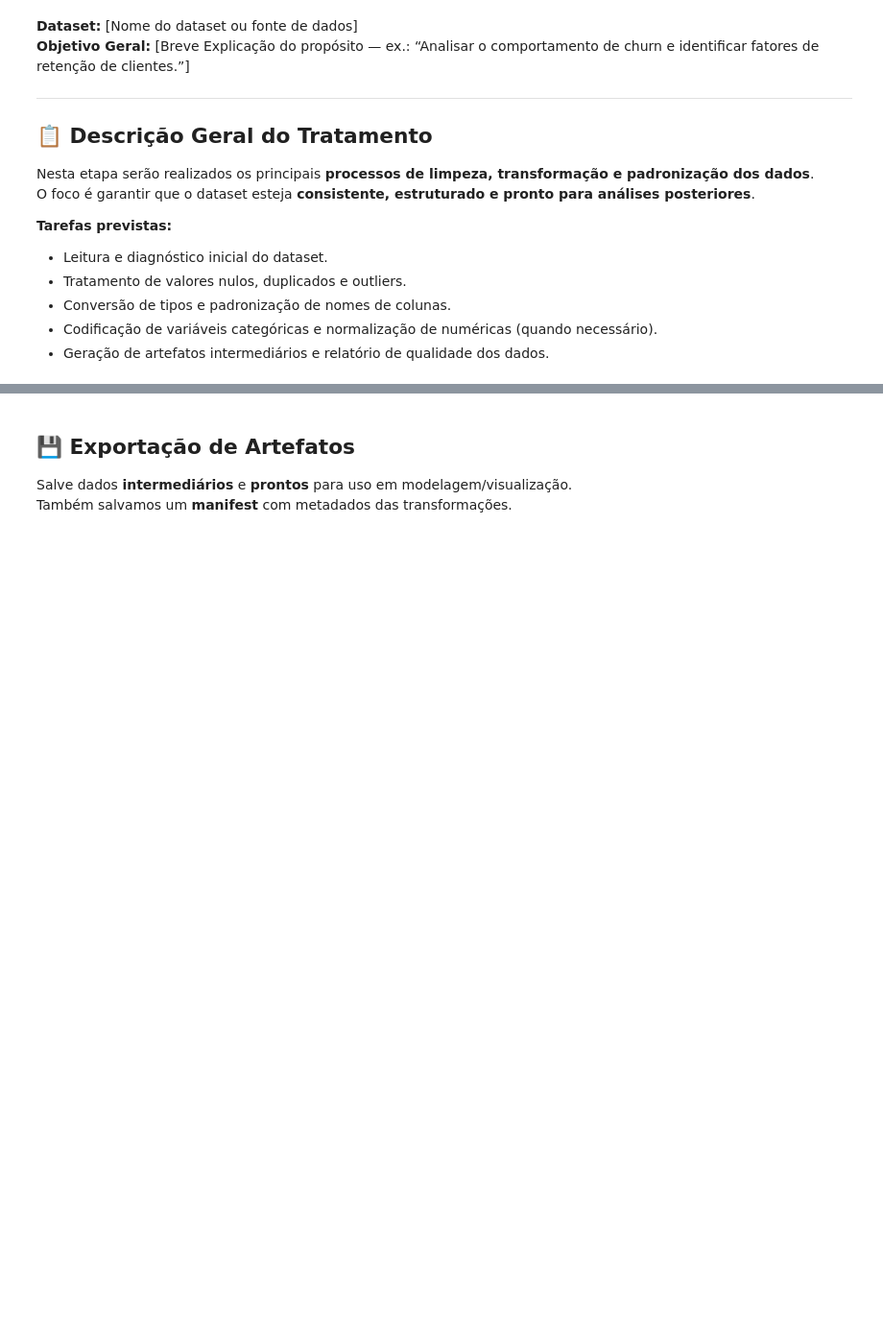
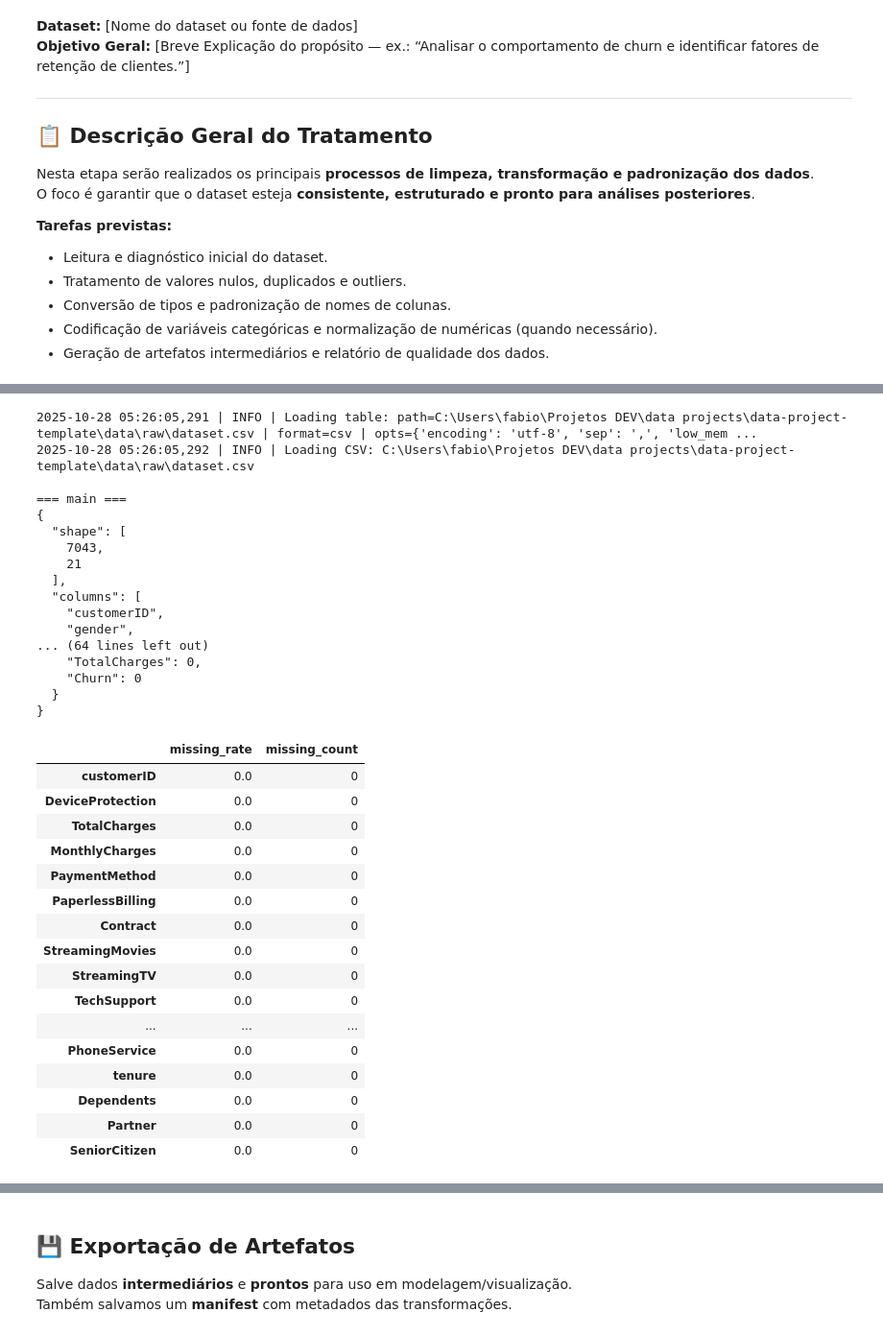
Before and after one commit to FabioAguiar/data-project-template, a Jupyter notebook: notebooks/01_data_preparation_template.ipynb, the cells around one changed output, grey strips where cells are left out. Shown at 96% size. Drawn from its saved outputs; the diff is of its cells as text; code cells hidden in the pictures; blank space fills up the shorter version.

```diff
--- a/notebooks/01_data_preparation_template.ipynb
+++ b/notebooks/01_data_preparation_template.ipynb
@@ -282,12 +299,67 @@ Carregamento dos dados para criar uma visão geral e um relatório de faltantes.
 # %%
-# Exemplo: ajuste encoding/sep para seu dataset
-read_opts = dict(encoding='utf-8', sep=',', low_memory=False)
+# 1) Carregar todas as fontes
+tables = {}
+for name, cfg in SOURCES.items():
+    path = cfg["path"]
+    fmt = cfg.get("format")              # se None, detecta pelo sufixo
+    read_opts = cfg.get("read_opts", {}) # ex.: sep/encoding/low_memory para CSV
+    df_src = load_table_simple(path, fmt, read_opts)  # utils.utils_data
+    tables[name] = df_src
 
-df = load_csv(INPUT_FILE, **read_opts)
+    # visão rápida por fonte
+    print(f"\n=== {name} ===")
+    ov = basic_overview(df_src)
+    print(json.dumps(ov, indent=2, ensure_ascii=False))
+    display(missing_report(df_src).head(20))
+
+# 2) Definir df base e aplicar merges (se configurado)
+if MAIN_SOURCE not in tables:
+    raise KeyError(f"MAIN_SOURCE '{MAIN_SOURCE}' não encontrado. Fontes disponíveis: {list(tables.keys())}")
+
+df = tables[MAIN_SOURCE]
+if MERGE_STEPS:
+    df = merge_chain(df, tables, MERGE_STEPS)  # utils.utils_data
+    print("\n=== Visão geral (df merged) ===")
+else:
+    print(f"\n[INFO] Usando df base: '{MAIN_SOURCE}' (sem merges).")
+
+# 3) Overview final do df que segue no pipeline
 overview = basic_overview(df)
 logger.info(json.dumps(overview, indent=2, ensure_ascii=False))
-print('Visão geral (resumo):')
 print(json.dumps(overview, indent=2, ensure_ascii=False))
-
-missing_df = missing_report(df)
-display(missing_df.head(20))
+display(missing_report(df).head(20))
+# %% [output]
+2025-10-28 05:26:05,291 | INFO | Loading table: path=C:\Users\fabio\Projetos DEV\data projects\data-project-template\data\raw\dataset.csv | format=csv | opts={'encoding': 'utf-8', 'sep': ',', 'low_mem ...
+2025-10-28 05:26:05,292 | INFO | Loading CSV: C:\Users\fabio\Projetos DEV\data projects\data-project-template\data\raw\dataset.csv
+
+=== main ===
+{
+  "shape": [
+    7043,
+    21
+  ],
+  "columns": [
+    "customerID",
+    "gender",
+... (64 lines left out)
+    "TotalCharges": 0,
+    "Churn": 0
+  }
+}
+|  | missing_rate | missing_count |
+| customerID | 0.0 | 0 |
+| DeviceProtection | 0.0 | 0 |
+| TotalCharges | 0.0 | 0 |
+| MonthlyCharges | 0.0 | 0 |
+| PaymentMethod | 0.0 | 0 |
+| PaperlessBilling | 0.0 | 0 |
+| Contract | 0.0 | 0 |
+| StreamingMovies | 0.0 | 0 |
+| StreamingTV | 0.0 | 0 |
+| TechSupport | 0.0 | 0 |
+| ... | ... | ... |
+| PhoneService | 0.0 | 0 |
+| tenure | 0.0 | 0 |
+| Dependents | 0.0 | 0 |
+| Partner | 0.0 | 0 |
+| SeniorCitizen | 0.0 | 0 |
```
Also changed, not shown: parts of 35 cells of this notebook, 9 other files.
